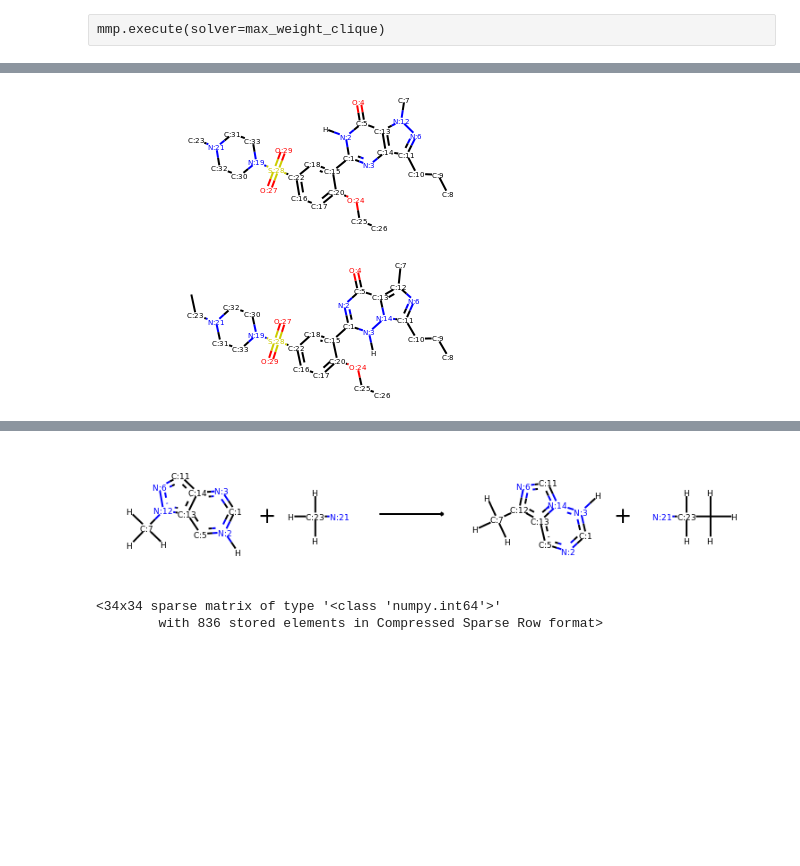
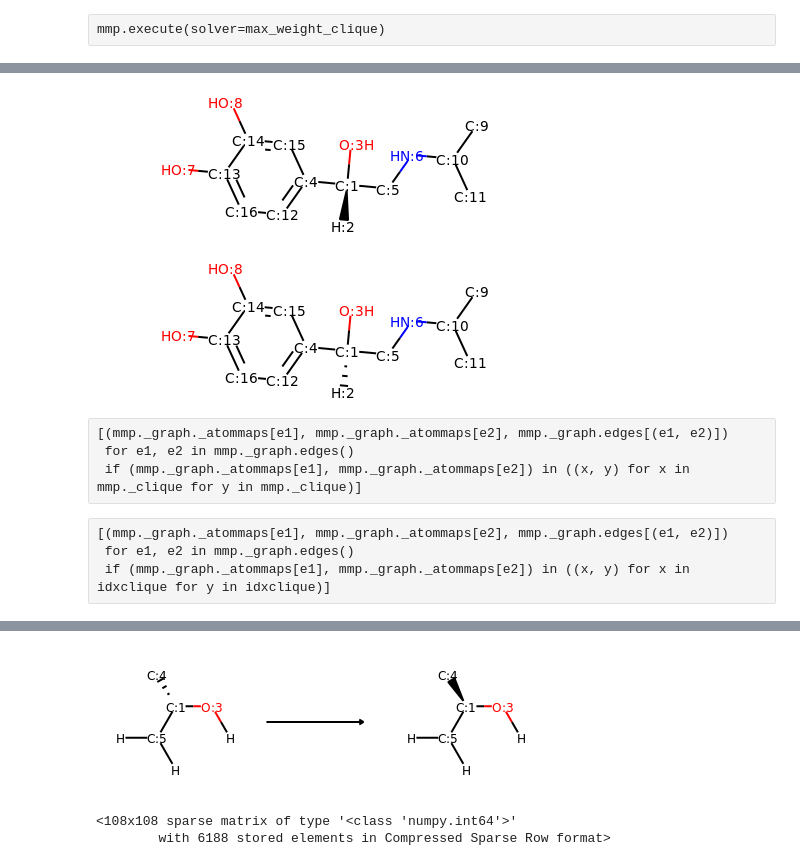
Before and after one commit to warner121/wizepair2, a Jupyter notebook: notebooks/pmc-nx.ipynb, the cells around one changed output, grey strips where cells are left out. Cells and saved outputs as stored; diff of their text form; code cells hidden in the pictures; blank space fills up the shorter version.

```diff
--- a/notebooks/pmc-nx.ipynb
+++ b/notebooks/pmc-nx.ipynb
@@ -196,6 +196,8 @@ class CorrespondenceGraph(networkx.Graph):
         '''
 
         # store strictness for scoring
+        self._mol1 = mol1
+        self._mol2 = mol2
         self._strict = strictness * 1000
         self._corr = correspondence
 
@@ -217,8 +219,8 @@ class CorrespondenceGraph(networkx.Graph):
         self._atommaps = []
 
         # iterate over all potential atom-atom pairings
-        for atom1 in mol1.GetAtoms():
-            for atom2 in mol2.GetAtoms():
+        for atom1 in self._mol1.GetAtoms():
+            for atom2 in self._mol2.GetAtoms():
 
                 # set penalties - [penalty] strikes and you're out!
                 # TODO: move atomic properies to graph
@@ -300,9 +302,6 @@ class CorrespondenceGraph(networkx.Graph):
                 bestscore = score
                 bestclique = clique
 
-        clique1, clique2 = zip(*[self._atommaps[x] for x in bestclique])
-        print(clique1, clique2)
-
         # work out which atoms comprising the best clique neighbour atoms which remain unpaired
         bestmcs = [x for x in bestclique if self.nodes[x]['weight'] >= 8000]
         mcs1, mcs2 = zip(*[self._atommaps[x] for x in bestmcs])
@@ -314,7 +313,9 @@ class CorrespondenceGraph(networkx.Graph):
         else: idx2 = mcs2
 
         # eliminate those nodes where the constituent atoms do not neighbour outsiders or have atomic differences
-        bestmcs = [x for x in bestmcs if self._atommaps[x][0] in idx1 and self._atommaps[x][1] in idx2]
+        bestmcs = [x for x in bestmcs
+                   if (self._atommaps[x][0] in idx1 or self._mol1.GetAtomWithIdx(self._atommaps[x][0]).GetAtomicNum() == 1)
+                   and (self._atommaps[x][1] in idx2 or self._mol2.GetAtomWithIdx(self._atommaps[x][1]).GetAtomicNum() == 1)]
 
         # replace indices with actual mappings for downstream
         bestmcs = [self._atommaps[x] for x in bestmcs]
@@ -345,7 +346,7 @@ class CorrespondenceGraph(networkx.Graph):
             logging.warning(json.dumps({"message": "failed to find cliques in {} seconds".format(timeout)}))
             return list(), list()
 
-        # lookup scores from matrices
+        # lookup scores from matrices (purely for comparison with return from max_weight_cliques)
         score = np.sum(self._corrmat[clique].T[clique])/2
         score += sum([self.nodes[mapping]['weight'] for mapping in clique])
 
@@ -483,9 +484,6 @@ class MMP():
         # define function for elimination of MCS
         def eliminate(mol, radius):
 
-            # environment fails if radius > max distance
-            radius = int(min(radius, np.max(Chem.GetDistanceMatrix(mol))))
-
             # tag atoms within 4 bonds of attachment
             toRemove = set(range(mol.GetNumAtoms()))
             for atom in mol.GetAtoms():
@@ -494,6 +492,8 @@ class MMP():
                         envBond = mol.GetBondWithIdx(idx)
                         toRemove.discard(envBond.GetBeginAtom().GetIdx())
                         toRemove.discard(envBond.GetEndAtom().GetIdx())
+                    if radius == 1:
+                        toRemove.discard(atom.GetIdx())
 
             # remove environment from core
             toRemove = list(toRemove)
@@ -520,7 +520,6 @@ class MMP():
             # Define reaction as SMIRKS while mappings still present
             frag1 = eliminate(self._mol1, radius)
             frag2 = eliminate(self._mol2, radius)
-            print(Chem.MolToSmiles(frag1), Chem.MolToSmiles(frag2))
             smirks = '{}>>{}'.format(Chem.MolToSmarts(Chem.AddHs(frag1)), Chem.MolToSmarts(Chem.AddHs(frag2)))
             response['smirks'] = smirks
 
@@ -532,11 +531,11 @@ class MMP():
                 continue
 
             # verify derived reaction produces original 'product'
-            print(smirks, self._smiles1)
             productset = rxn.RunReactants((Chem.AddHs(Chem.MolFromSmiles(self._smiles1)),))
             productlist = list()
             for product in productset:
-                productlist.append('.'.join([Chem.MolToSmiles(Chem.RemoveHs(productpart)) for productpart in product]))
+                try: productlist.append('.'.join([Chem.MolToSmiles(Chem.RemoveHs(productpart)) for productpart in product]))
+                except Chem.KekulizeException as e: print(self._smiles1, self._smiles2, e)
             if self._smiles2 not in productlist:
                 logging.info(json.dumps({'radius': radius, "message": "second molecule not found amongst products enumerated from first"}))
                 responselist.append(response)
@@ -555,13 +554,14 @@ class MMP():
             responselist.append(response)
 # %%
 #mmp = MMP('Cc1cccnc1', 'Cc1ccccn1', strictness=1, correspondence=4)
-#mmp = MMP('CC(C)NC[C@@H](O)c1ccc(O)c(O)c1', 'CC(C)NC[C@H](O)c1ccc(O)c(O)c1', strictness=5, correspondence=3)
+mmp = MMP('CC(C)NC[C@@H](O)c1ccc(O)c(O)c1', 'CC(C)NC[C@H](O)c1ccc(O)c(O)c1', strictness=4, correspondence=1)
 #mmp = MMP('Cc1oc(C)cc1', 'Cc1ccc(C)cc1', strictness=5, correspondence=3)
 #mmp = MMP('N1CCC1', 'N1CCNCC1', strictness=5, correspondence=2)
 #mmp = MMP('Nc1ccccc1NC(=O)c1ccc(-c2ncc(CN3CCC3)cc2F)cc1', 'CCN1CCN(Cc2cnc(-c3ccc(C(=O)Nc4ccccc4N)cc3)c(C)c2)CC1', strictness=5, correspondence=2)
 #mmp = MMP('CC(C)NC[C@H](O)c1ccc(NS(C)(=O)=O)c(O)c1', 'CC(C)NC[C@H](O)c1ccc(O)c(CS(C)(=O)=O)c1', strictness=5, correspondence=2)
-mmp = MMP('CCCc1nn(C)c2c(=O)[nH]c(-c3cc(S(=O)(=O)N4CCN(C)CC4)ccc3OCC)nc12', 'CCCc1nc(C)c2c(=O)nc(-c3cc(S(=O)(=O)N4CCN(CC)CC4)ccc3OCC)[nH]n12', strictness=5, correspondence=2)
+#mmp = MMP('CCCc1nn(C)c2c(=O)[nH]c(-c3cc(S(=O)(=O)N4CCN(C)CC4)ccc3OCC)nc12', 'CCCc1nc(C)c2c(=O)nc(-c3cc(S(=O)(=O)N4CCN(CC)CC4)ccc3OCC)[nH]n12', strictness=5, correspondence=2)
+#mmp = MMP('CNC[C@H](O)c1cccc(O)c1', 'CNCC(=O)c1ccc(O)c(O)c1', strictness=4, correspondence=1)
 # %%
-response = mmp.execute(solver=find_cliques)
+response = mmp.execute()
 response
 # %% [output]
@@ -649,8 +647,8 @@ idxclique = [x for x in zip(range(minatoms), range(minatoms))]
 # %%
 mmp._mol1
 # %% [output]
-[figure, old version]
+[figure, new version]
 # %%
 mmp._mol2
 # %% [output]
-[figure, old version]
+[figure, new version]
@@ -665,3 +655,12 @@ mmp._mol2
+# %% [raw]
+[(mmp._graph._atommaps[e1], mmp._graph._atommaps[e2], mmp._graph.edges[(e1, e2)])
+ for e1, e2 in mmp._graph.edges()
+ if (mmp._graph._atommaps[e1], mmp._graph._atommaps[e2]) in ((x, y) for x in mmp._clique for y in mmp._clique)]
+# %% [raw]
+[(mmp._graph._atommaps[e1], mmp._graph._atommaps[e2], mmp._graph.edges[(e1, e2)])
+ for e1, e2 in mmp._graph.edges()
+ if (mmp._graph._atommaps[e1], mmp._graph._atommaps[e2]) in ((x, y) for x in idxclique for y in idxclique)]
 # %%
-Chem.rdChemReactions.ReactionFromSmarts(response[3]['smirks'])
+rxn = Chem.rdChemReactions.ReactionFromSmarts(response[3]['smirks'])
+rxn
 # %% [output]
@@ -670,4 +667,4 @@ RDKit ERROR: [17:16:30] Explicit valence for atom # 7 C, 5, is greater than perm
-[figure, old version]
+[figure, new version]
 # %%
 import scipy.io as sio
 m = networkx.to_scipy_sparse_matrix(mmp._graph)
@@ -675,5 +672,5 @@ sio.mmwrite('test.mat', m)
 # %%
 m
 # %% [output]
-<34x34 sparse matrix of type '<class 'numpy.int64'>'
-        with 836 stored elements in Compressed Sparse Row format>
+<108x108 sparse matrix of type '<class 'numpy.int64'>'
+        with 6188 stored elements in Compressed Sparse Row format>
```
Also changed, not shown: parts of 6 cells of this notebook, 4 other files.
